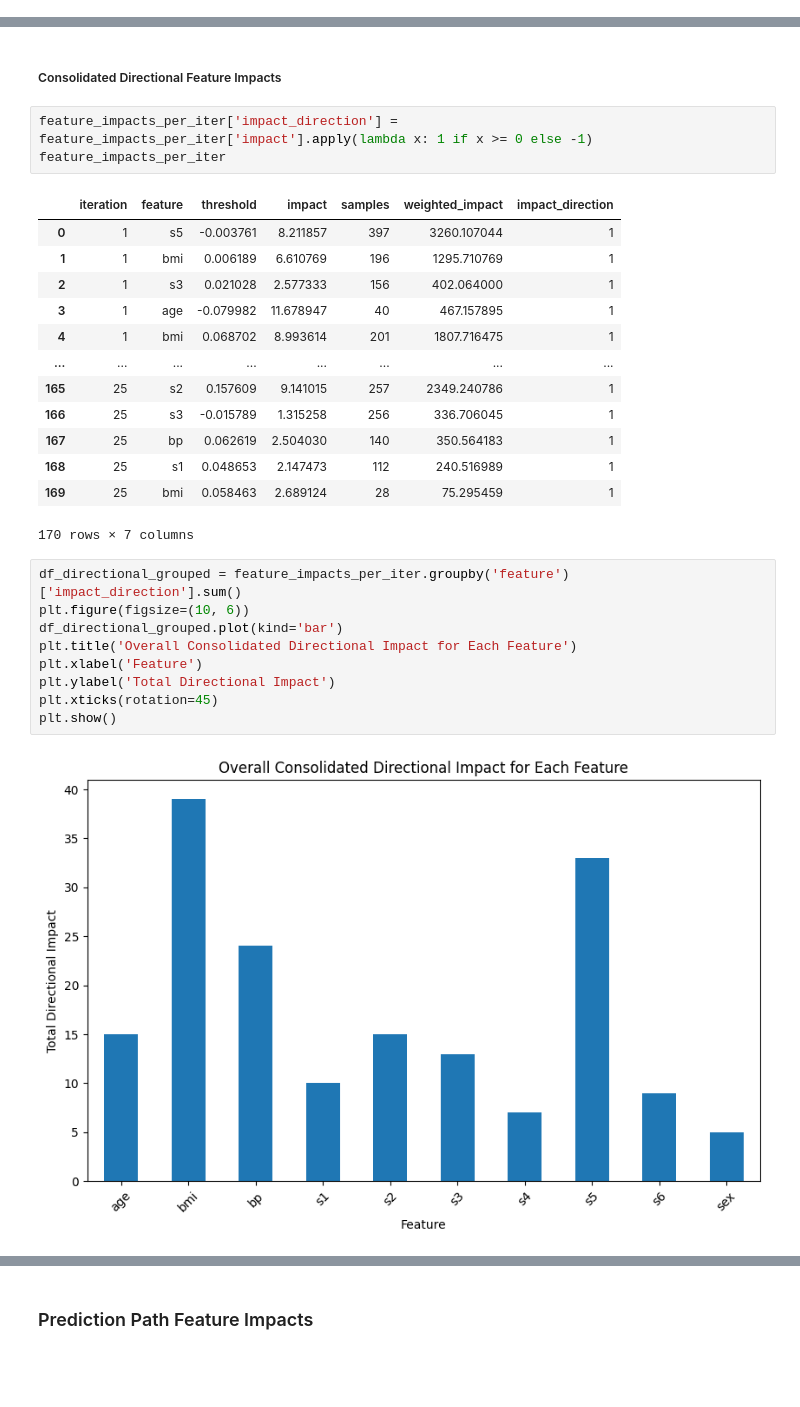
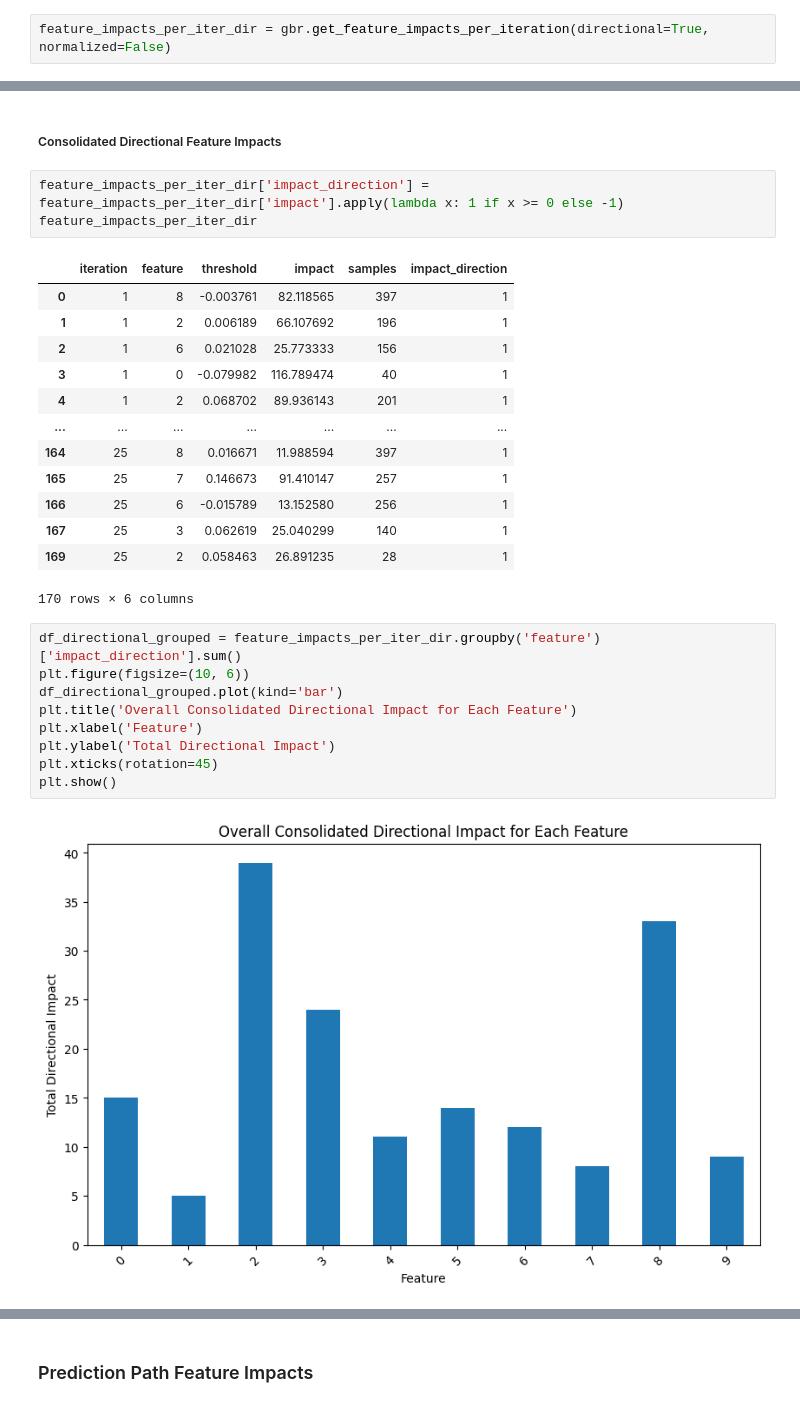
Before and after one commit to cf6600/feature-tracking-gbt, a Jupyter notebook: functions_sanity_test.ipynb, the cells around one changed output, grey strips where cells are left out. Saved outputs shown, nothing was run; the diff lists cells and outputs as text; blank space fills up the shorter version.

```diff
--- a/functions_sanity_test.ipynb
+++ b/functions_sanity_test.ipynb
@@ -151,5 +114,7 @@ plot_feature_impacts_per_iter(feature_impacts_per_iter, weighted_by_samples=True
 # %% [markdown]
 ##### Consolidated Feature Impacts
+# %%
+feature_impacts_per_iter_dir = gbr.get_feature_impacts_per_iteration(directional=True, normalized=False)
 # %%
 def plot_total_feature_impacts(feature_impacts_per_iter_df, weighted_by_samples=False, feature_name_mappings=None):
     df = pd.DataFrame(feature_impacts_per_iter_df)
@@ -182,30 +147,30 @@ plot_total_feature_impacts(feature_impacts_per_iter, weighted_by_samples=True, f
 # %% [markdown]
 ##### Consolidated Directional Feature Impacts
 # %%
-feature_impacts_per_iter['impact_direction'] = feature_impacts_per_iter['impact'].apply(lambda x: 1 if x >= 0 else -1)
-feature_impacts_per_iter
+feature_impacts_per_iter_dir['impact_direction'] = feature_impacts_per_iter_dir['impact'].apply(lambda x: 1 if x >= 0 else -1)
+feature_impacts_per_iter_dir
 # %% [output]
-|  | iteration | feature | threshold | impact | samples | weighted_impact | impact_direction |
-| 0 | 1 | s5 | -0.003761 | 8.211857 | 397 | 3260.107044 | 1 |
-| 1 | 1 | bmi | 0.006189 | 6.610769 | 196 | 1295.710769 | 1 |
-| 2 | 1 | s3 | 0.021028 | 2.577333 | 156 | 402.064000 | 1 |
-| 3 | 1 | age | -0.079982 | 11.678947 | 40 | 467.157895 | 1 |
-| 4 | 1 | bmi | 0.068702 | 8.993614 | 201 | 1807.716475 | 1 |
-| ... | ... | ... | ... | ... | ... | ... | ... |
-| 165 | 25 | s2 | 0.157609 | 9.141015 | 257 | 2349.240786 | 1 |
-| 166 | 25 | s3 | -0.015789 | 1.315258 | 256 | 336.706045 | 1 |
-| 167 | 25 | bp | 0.062619 | 2.504030 | 140 | 350.564183 | 1 |
-| 168 | 25 | s1 | 0.048653 | 2.147473 | 112 | 240.516989 | 1 |
-| 169 | 25 | bmi | 0.058463 | 2.689124 | 28 | 75.295459 | 1 |
+|  | iteration | feature | threshold | impact | samples | impact_direction |
+| 0 | 1 | 8 | -0.003761 | 82.118565 | 397 | 1 |
+| 1 | 1 | 2 | 0.006189 | 66.107692 | 196 | 1 |
+| 2 | 1 | 6 | 0.021028 | 25.773333 | 156 | 1 |
+| 3 | 1 | 0 | -0.079982 | 116.789474 | 40 | 1 |
+| 4 | 1 | 2 | 0.068702 | 89.936143 | 201 | 1 |
+| ... | ... | ... | ... | ... | ... | ... |
+| 164 | 25 | 8 | 0.016671 | 11.988594 | 397 | 1 |
+| 165 | 25 | 7 | 0.146673 | 91.410147 | 257 | 1 |
+| 166 | 25 | 6 | -0.015789 | 13.152580 | 256 | 1 |
+| 167 | 25 | 3 | 0.062619 | 25.040299 | 140 | 1 |
+| 169 | 25 | 2 | 0.058463 | 26.891235 | 28 | 1 |
-170 rows × 7 columns
+170 rows × 6 columns
 # %%
-df_directional_grouped = feature_impacts_per_iter.groupby('feature')['impact_direction'].sum()
+df_directional_grouped = feature_impacts_per_iter_dir.groupby('feature')['impact_direction'].sum()
 plt.figure(figsize=(10, 6))
 df_directional_grouped.plot(kind='bar')
 plt.title('Overall Consolidated Directional Impact for Each Feature')
 plt.xlabel('Feature')
 plt.ylabel('Total Directional Impact')
 plt.xticks(rotation=45)
 plt.show()
 # %% [output]
-[figure, old version]
+[figure, new version]
```
Also changed, not shown: parts of 19 cells of this notebook, 6 other files.
